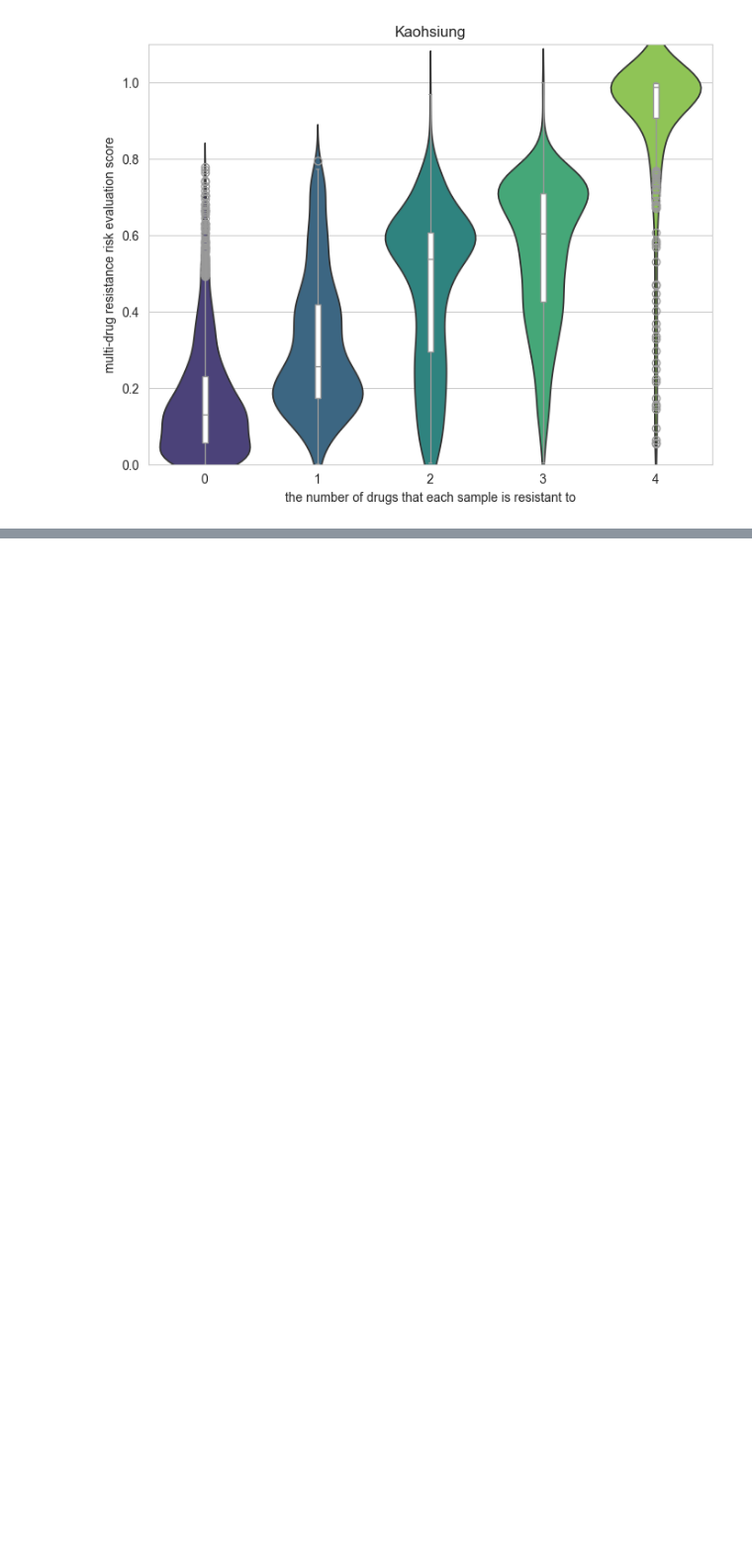
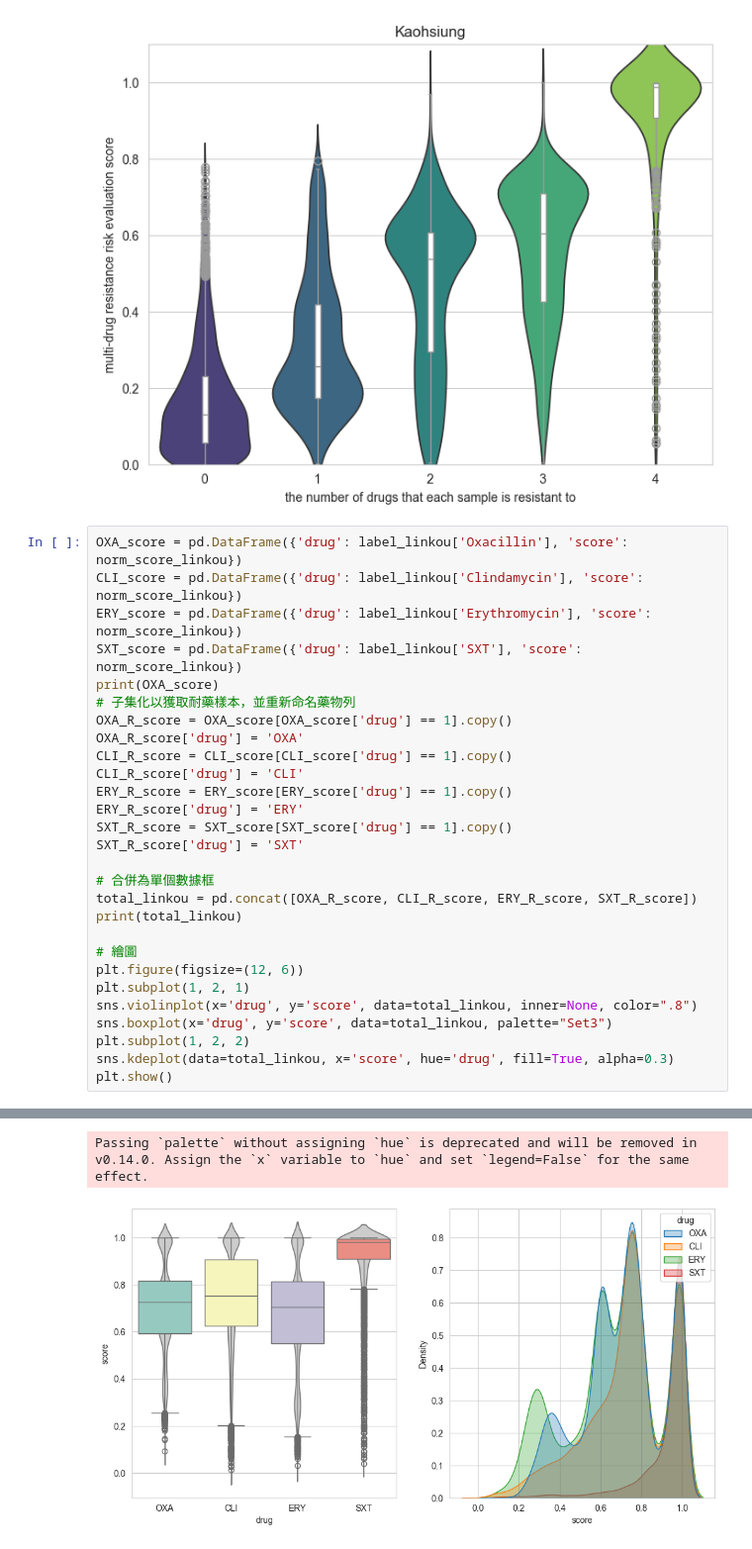
Before and after one commit to Username148576/Prediction-of-Multidrug-Resistance, a Jupyter notebook: predict.ipynb, the cells around one changed output, grey strips where cells are left out. Shown at 99% size. Saved outputs shown, nothing was run; the diff lists cells and outputs as text; blank space fills up the shorter version.

```diff
--- a/predict.ipynb
+++ b/predict.ipynb
@@ -486,3 +477,32 @@ Passing `palette` without assigning `hue` is deprecated and will be removed in v
 [figure]
 Passing `palette` without assigning `hue` is deprecated and will be removed in v0.14.0. Assign the `x` variable to `hue` and set `legend=False` for the same effect.
 [figure]
+# %%
+OXA_score = pd.DataFrame({'drug': label_linkou['Oxacillin'], 'score': norm_score_linkou})
+CLI_score = pd.DataFrame({'drug': label_linkou['Clindamycin'], 'score': norm_score_linkou})
+ERY_score = pd.DataFrame({'drug': label_linkou['Erythromycin'], 'score': norm_score_linkou})
+SXT_score = pd.DataFrame({'drug': label_linkou['SXT'], 'score': norm_score_linkou})
+print(OXA_score)
+# 子集化以獲取耐藥樣本，並重新命名藥物列
+OXA_R_score = OXA_score[OXA_score['drug'] == 1].copy()
+OXA_R_score['drug'] = 'OXA'
+CLI_R_score = CLI_score[CLI_score['drug'] == 1].copy()
+CLI_R_score['drug'] = 'CLI'
+ERY_R_score = ERY_score[ERY_score['drug'] == 1].copy()
+ERY_R_score['drug'] = 'ERY'
+SXT_R_score = SXT_score[SXT_score['drug'] == 1].copy()
+SXT_R_score['drug'] = 'SXT'
+
+# 合併為單個數據框
+total_linkou = pd.concat([OXA_R_score, CLI_R_score, ERY_R_score, SXT_R_score])
+print(total_linkou)
+
+# 繪圖
+plt.figure(figsize=(12, 6))
+plt.subplot(1, 2, 1)
+sns.violinplot(x='drug', y='score', data=total_linkou, inner=None, color=".8")
+sns.boxplot(x='drug', y='score', data=total_linkou, palette="Set3")
+plt.subplot(1, 2, 2)
+sns.kdeplot(data=total_linkou, x='score', hue='drug', fill=True, alpha=0.3)
+plt.show()
+# %% [output]
@@ -488,0 +526,2 @@ Passing `palette` without assigning `hue` is deprecated and will be removed in v
+Passing `palette` without assigning `hue` is deprecated and will be removed in v0.14.0. Assign the `x` variable to `hue` and set `legend=False` for the same effect.
+[figure, added]
```
Also changed, not shown: parts of 9 cells of this notebook.
